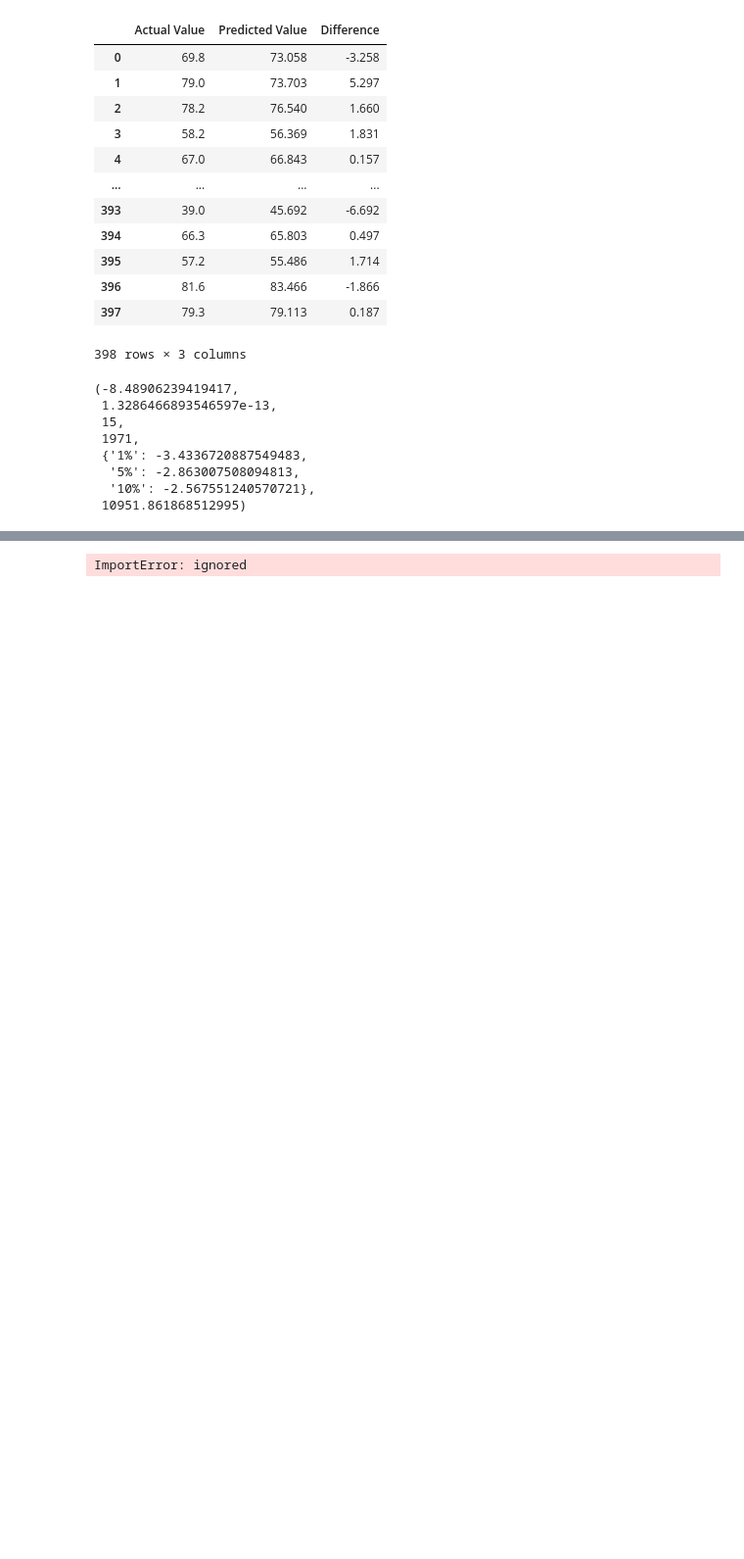
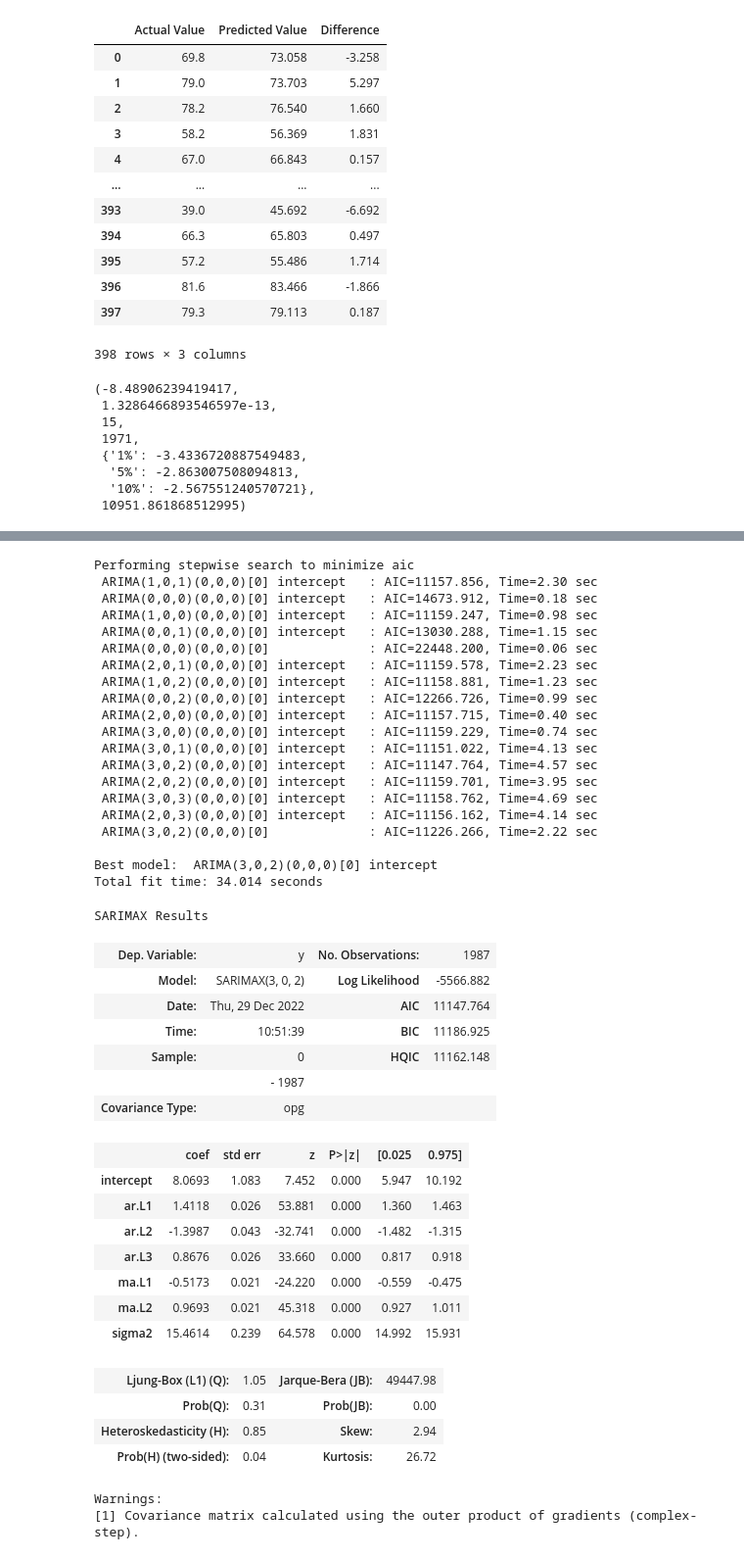
Before and after one commit to glennamaria/Projects, a Jupyter notebook: Untitled14.ipynb, the cells around one changed output, grey strips where cells are left out. Shown: that part at 98% size. Drawn from its saved outputs; the diff is of its cells as text; code cells hidden in the pictures; blank space fills up the shorter version.

```diff
--- a/Untitled14.ipynb
+++ b/Untitled14.ipynb
@@ -910,20 +907,51 @@ Shape of data (1649, 21)
 # %%
 from statsmodels.tsa.arima_model import ARIMA
 import pmdarima as pm
 
-model = pm.auto_arima(y_train, start_p=1, start_q=1,
-                      test='adf',       # use adftest to find optimal 'd'
-                      max_p=3, max_q=3, # maximum p and q
-                      m=1,              # frequency of series
-                      d=None,           # let model determine 'd'
-                      seasonal=False,   # No Seasonality
-                      start_P=0,
-                      D=0,
-                      trace=True,
-                      error_action='ignore',
-                      suppress_warnings=True,
-                      stepwise=True)
-
-print(model.summary())
+stepwise_fit =pm.auto_arima(df['life_expectancy'],start_p=1, start_q=1,
+                           max_p=3, max_q=3, trace=True ,
+                          suppress_warnings=True)
+stepwise_fit.summary()
 # %% [output]
-ImportError: ignored
+Performing stepwise search to minimize aic
+ ARIMA(1,0,1)(0,0,0)[0] intercept   : AIC=11157.856, Time=2.30 sec
+ ARIMA(0,0,0)(0,0,0)[0] intercept   : AIC=14673.912, Time=0.18 sec
+ ARIMA(1,0,0)(0,0,0)[0] intercept   : AIC=11159.247, Time=0.98 sec
+ ARIMA(0,0,1)(0,0,0)[0] intercept   : AIC=13030.288, Time=1.15 sec
+ ARIMA(0,0,0)(0,0,0)[0]             : AIC=22448.200, Time=0.06 sec
+ ARIMA(2,0,1)(0,0,0)[0] intercept   : AIC=11159.578, Time=2.23 sec
+ ARIMA(1,0,2)(0,0,0)[0] intercept   : AIC=11158.881, Time=1.23 sec
+ ARIMA(0,0,2)(0,0,0)[0] intercept   : AIC=12266.726, Time=0.99 sec
+ ARIMA(2,0,0)(0,0,0)[0] intercept   : AIC=11157.715, Time=0.40 sec
+ ARIMA(3,0,0)(0,0,0)[0] intercept   : AIC=11159.229, Time=0.74 sec
+ ARIMA(3,0,1)(0,0,0)[0] intercept   : AIC=11151.022, Time=4.13 sec
+ ARIMA(3,0,2)(0,0,0)[0] intercept   : AIC=11147.764, Time=4.57 sec
+ ARIMA(2,0,2)(0,0,0)[0] intercept   : AIC=11159.701, Time=3.95 sec
+ ARIMA(3,0,3)(0,0,0)[0] intercept   : AIC=11158.762, Time=4.69 sec
+ ARIMA(2,0,3)(0,0,0)[0] intercept   : AIC=11156.162, Time=4.14 sec
+ ARIMA(3,0,2)(0,0,0)[0]             : AIC=11226.266, Time=2.22 sec
+
+Best model:  ARIMA(3,0,2)(0,0,0)[0] intercept
+Total fit time: 34.014 seconds
+SARIMAX Results
+| Dep. Variable: | y | No. Observations: | 1987 |
+| Model: | SARIMAX(3, 0, 2) | Log Likelihood | -5566.882 |
+| Date: | Thu, 29 Dec 2022 | AIC | 11147.764 |
+| Time: | 10:51:39 | BIC | 11186.925 |
+| Sample: | 0 | HQIC | 11162.148 |
+|  | - 1987 |  |  |
+| Covariance Type: | opg |  |  |
+|  | coef | std err | z | P>|z| | [0.025 | 0.975] |
+| intercept | 8.0693 | 1.083 | 7.452 | 0.000 | 5.947 | 10.192 |
+| ar.L1 | 1.4118 | 0.026 | 53.881 | 0.000 | 1.360 | 1.463 |
+| ar.L2 | -1.3987 | 0.043 | -32.741 | 0.000 | -1.482 | -1.315 |
+| ar.L3 | 0.8676 | 0.026 | 33.660 | 0.000 | 0.817 | 0.918 |
+| ma.L1 | -0.5173 | 0.021 | -24.220 | 0.000 | -0.559 | -0.475 |
+| ma.L2 | 0.9693 | 0.021 | 45.318 | 0.000 | 0.927 | 1.011 |
+| sigma2 | 15.4614 | 0.239 | 64.578 | 0.000 | 14.992 | 15.931 |
+| Ljung-Box (L1) (Q): | 1.05 | Jarque-Bera (JB): | 49447.98 |
+| Prob(Q): | 0.31 | Prob(JB): | 0.00 |
+| Heteroskedasticity (H): | 0.85 | Skew: | 2.94 |
+| Prob(H) (two-sided): | 0.04 | Kurtosis: | 26.72 |
+Warnings:
+[1] Covariance matrix calculated using the outer product of gradients (complex-step).
```
Also changed, not shown: parts of 11 cells of this notebook.
